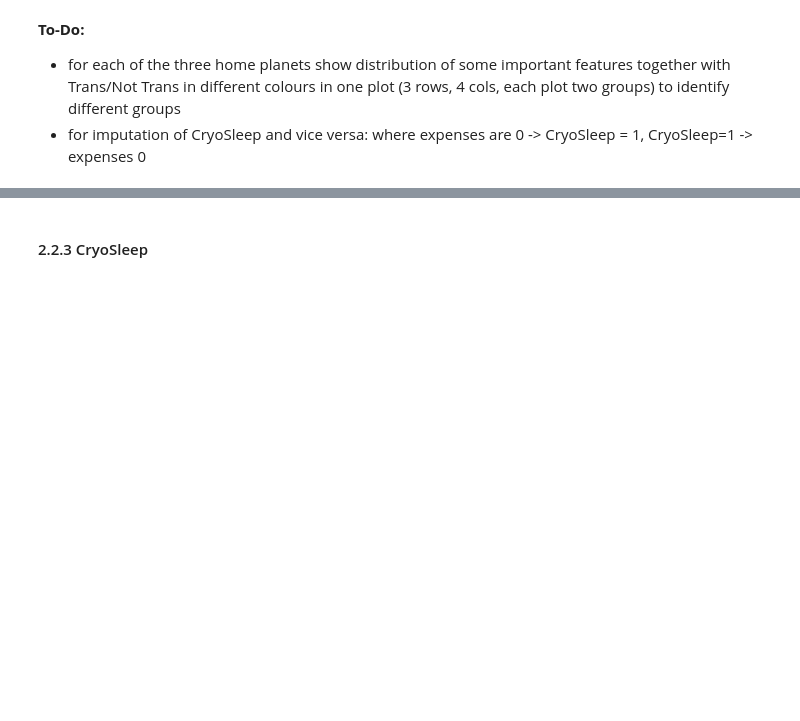
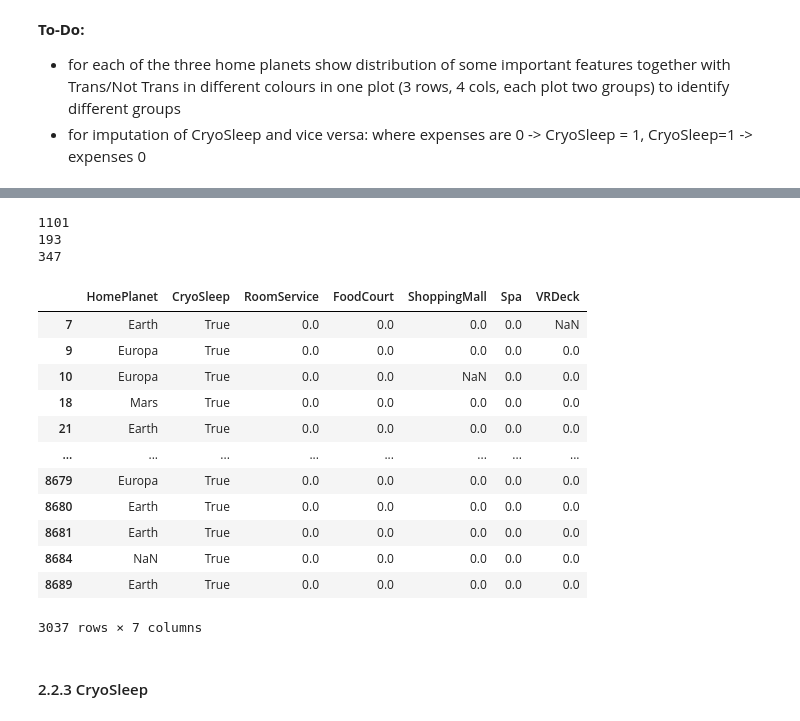
Before and after one commit to PatrickSVM/Spaceship-Titanic-Kaggle-Challenge, a Jupyter notebook: Spaceship_Titanic.ipynb, the cells around one changed output, grey strips where cells are left out. Cells and saved outputs as stored; diff of their text form; code cells hidden in the pictures; blank space fills up the shorter version.

Commit message:
Added analysis for imputing CryoSleep/Expenses NaN-values

```diff
--- a/Spaceship_Titanic.ipynb
+++ b/Spaceship_Titanic.ipynb
@@ -267,3 +304,39 @@ Mars        1730.0   0.0
+# %%
+# Compute all expense but keep NaN if one is NaN
+all_expenses_NaN = home_expenses.iloc[:, 1:].sum(axis=1, skipna=False)
+cryo_expenses = pd.concat([train.CryoSleep, all_expenses_NaN], axis=1)
+
+print(len(cryo_expenses[cryo_expenses.isna().any(1)])) # Total where one or both are NaN
+print(cryo_expenses[cryo_expenses.CryoSleep.isna() &  ~cryo_expenses[0].isna()].shape[0]) # Can be 100% resolved
+print(cryo_expenses[cryo_expenses[0].isna() &  cryo_expenses.CryoSleep==True].shape[0]) # Can be 100% resolved
+
+# TO-DO: check if one of them is non zero in the NaN columns! If we get NaN for one food court but other luxury
+# is positive, then it should not be NaN since we could predict CryoSleep then!!!
+# But makes sense to look after we preprocessed all the expenses: E.g. colud make sense to say when multiple are 0
+# then high prob. that others are also 0 -> CryoSleep 1 then!
+# following covers thesis:
+# %% [output]
+1101
+193
+347
+# %%
+# TO-DO!
+hi = train.iloc[:, [1,2,7,8,9,10,11]]
+hi[hi.CryoSleep==True]
+# %% [output]
+|  | HomePlanet | CryoSleep | RoomService | FoodCourt | ShoppingMall | Spa | VRDeck |
+| 7 | Earth | True | 0.0 | 0.0 | 0.0 | 0.0 | NaN |
+| 9 | Europa | True | 0.0 | 0.0 | 0.0 | 0.0 | 0.0 |
+| 10 | Europa | True | 0.0 | 0.0 | NaN | 0.0 | 0.0 |
+| 18 | Mars | True | 0.0 | 0.0 | 0.0 | 0.0 | 0.0 |
+| 21 | Earth | True | 0.0 | 0.0 | 0.0 | 0.0 | 0.0 |
+| ... | ... | ... | ... | ... | ... | ... | ... |
+| 8679 | Europa | True | 0.0 | 0.0 | 0.0 | 0.0 | 0.0 |
+| 8680 | Earth | True | 0.0 | 0.0 | 0.0 | 0.0 | 0.0 |
+| 8681 | Earth | True | 0.0 | 0.0 | 0.0 | 0.0 | 0.0 |
+| 8684 | NaN | True | 0.0 | 0.0 | 0.0 | 0.0 | 0.0 |
+| 8689 | Earth | True | 0.0 | 0.0 | 0.0 | 0.0 | 0.0 |
+3037 rows × 7 columns
 # %% [markdown]
 #### 2.2.3 CryoSleep
 # %% [markdown]
```
Also changed, not shown: parts of 3 cells of this notebook.
